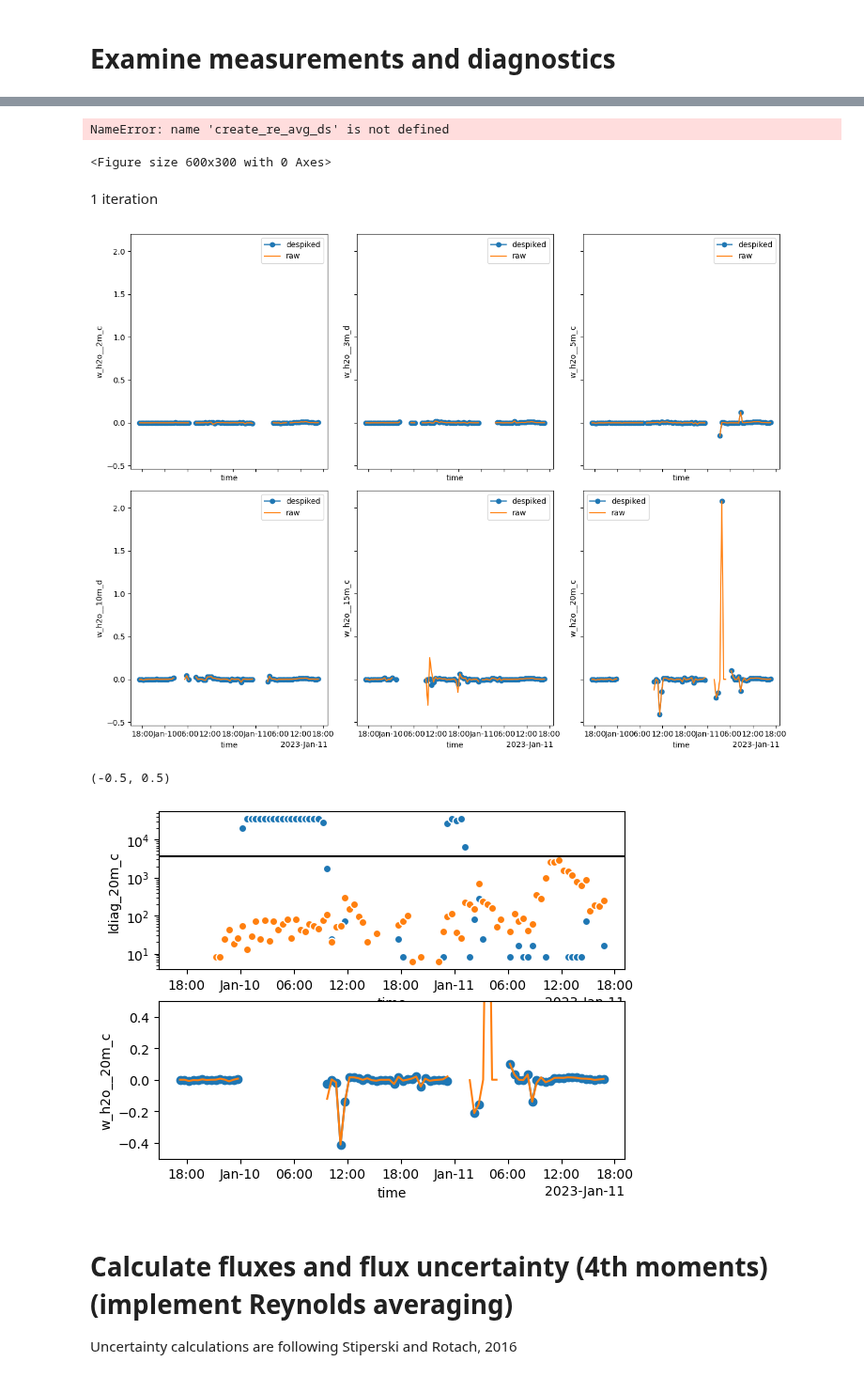
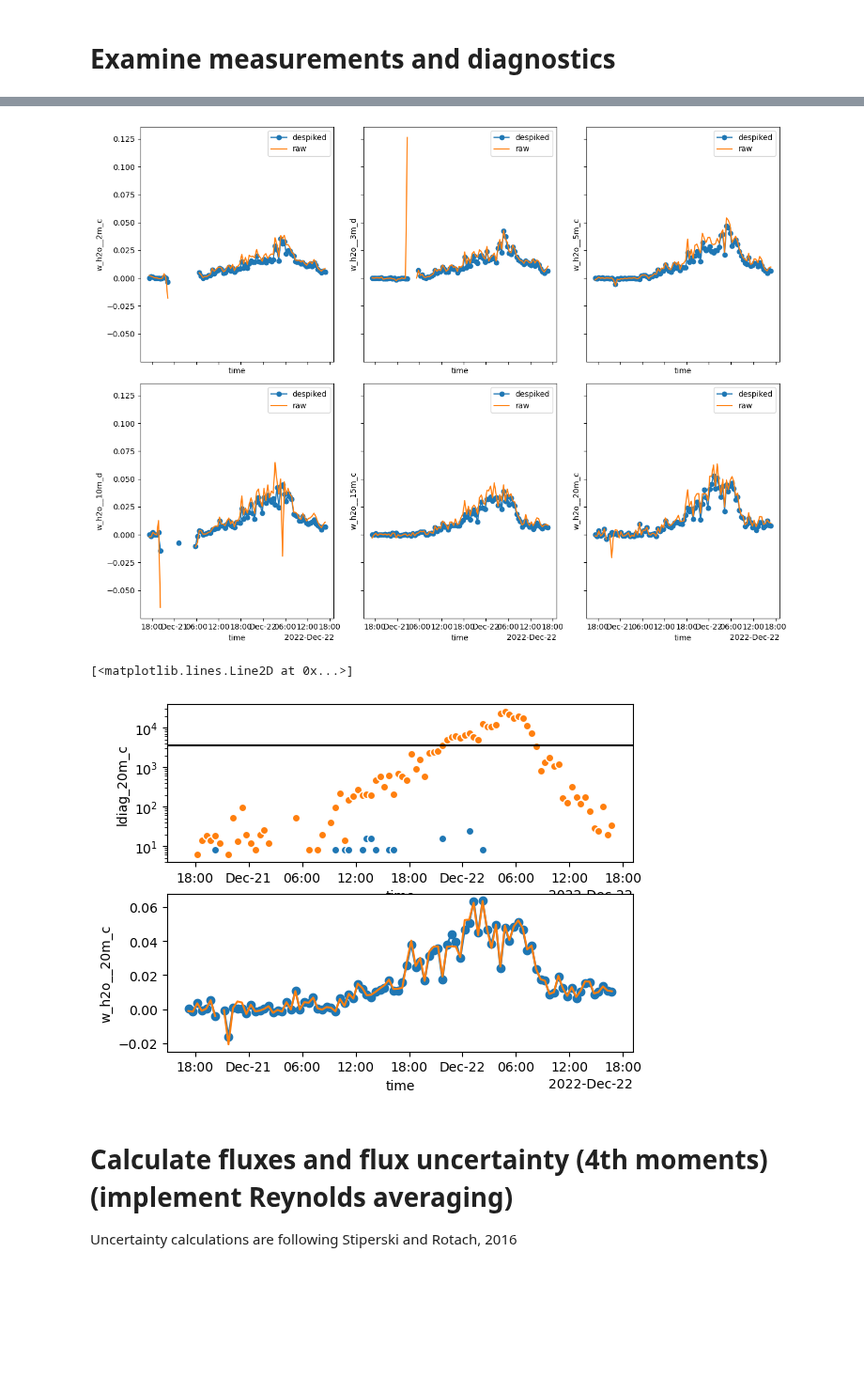
Before and after one commit to elischwat/sublimationofsnow, a Jupyter notebook: analysis/paper1/highrate_data_quality_analysis.ipynb, the cells around one changed output, grey strips where cells are left out. Shown at 94% size. Cells and saved outputs as stored; diff of their text form; code cells hidden in the pictures; blank space fills up the shorter version.

```diff
--- a/analysis/paper1/highrate_data_quality_analysis.ipynb
+++ b/analysis/paper1/highrate_data_quality_analysis.ipynb
@@ -16,9 +16,9 @@ from sublimpy import extrautils
 import glob
 # %%
 file_list = glob.glob("/Users/elischwat/Development/data/sublimationofsnow/sosqc_fast/*.nc")
-# file_list = [ f for f in file_list if '_20221221_' in f or '_20221222_' in f]
+file_list = [ f for f in file_list if '_20221221_' in f or '_20221222_' in f]
 # file_list = [ f for f in file_list if '_20230101_' in f]
-file_list = [ f for f in file_list if '_20230110_' in f or '_20230111_' in f]
+# file_list = [ f for f in file_list if '_20230110_' in f or '_20230111_' in f]
 file_list = sorted(file_list)
 # %%
 ds = xr.open_mfdataset(file_list, concat_dim="time", combine="nested")
@@ -154,47 +146,3 @@ plt.show()
-# %%
-ROLLING_TIME = 20*60
-# processing using diagostic flags and despiking using standard deviation
-new_h2o = df['h2o_10m_c'].where(df['irgadiag_10m_c'] == 0).interpolate(method='linear', limit=200)
-lowbound = new_h2o.rolling(ROLLING_TIME, min_periods=0).mean() - 3 * new_h2o.rolling(ROLLING_TIME, min_periods=0).std()
-hibound = new_h2o.rolling(ROLLING_TIME, min_periods=0).mean() + 3 * new_h2o.rolling(ROLLING_TIME, min_periods=0).std()
-src_h2o = pd.DataFrame({
-    'h2o': new_h2o,
-    'lowerbound': lowbound,
-    'upperbound': hibound,
-})
-src_h2o.loc[0, 'lowerbound'] = src_h2o.loc[1, 'lowerbound']
-src_h2o.loc[0, 'upperbound'] = src_h2o.loc[1, 'upperbound']
-src_h2o['is_spike'] = (src_h2o['h2o'] < src_h2o['lowerbound']) | (src_h2o['h2o'] > src_h2o['upperbound'])
-src_h2o['h2o_spike_filtered'] = src_h2o['h2o'].where( ~ src_h2o['is_spike'])
-src_h2o['h2o_spike_filtered_interpolated'] = src_h2o['h2o_spike_filtered'].interpolate(method='linear', limit=200)
-
-
-new_w = df['w_10m_c'].where(df['ldiag_10m_c'] == 0).interpolate(method='linear', limit=200)
-lowbound = new_w.rolling(ROLLING_TIME, min_periods=0).mean() - 3 * new_w.rolling(ROLLING_TIME, min_periods=0).std()
-hibound = new_w.rolling(ROLLING_TIME, min_periods=0).mean() + 3 * new_w.rolling(ROLLING_TIME, min_periods=0).std()
-src_w = pd.DataFrame({
-    'w': new_w,
-    'lowerbound': lowbound,
-    'upperbound': hibound,
-})
-src_w.loc[0, 'lowerbound'] = src_w.loc[1, 'lowerbound']
-src_w.loc[0, 'upperbound'] = src_w.loc[1, 'upperbound']
-src_w['is_spike'] = (src_w['w'] < src_w['lowerbound']) | (src_w['w'] > src_w['upperbound'])
-src_w['w_spike_filtered'] = src_w['w'].where( ~ src_w['is_spike'])
-src_w['w_spike_filtered_interpolated'] = src_w['w_spike_filtered'].interpolate(method='linear', limit=200)
-
-src = src_w[['w', 'w_spike_filtered', 'w_spike_filtered_interpolated']].join(
-    src_h2o[['h2o', 'h2o_spike_filtered', 'h2o_spike_filtered_interpolated']]
-)
-src.index=df.time
-
-plt.figure(figsize=(6,3))
-create_re_avg_ds(src.to_xarray(), 20*60*30, 'w', 'h2o', 'w_h2o__10m_c', 'w_h2o_w_h2o__10m_c')['w_h2o__10m_c'].plot(label='raw')
-create_re_avg_ds(src.to_xarray(), 20*60*30, 'w_spike_filtered_interpolated', 'h2o_spike_filtered_interpolated', 'w_h2o__10m_c', 'w_h2o_w_h2o__10m_c')['w_h2o__10m_c'].plot(label='despiked')
-plt.legend()
-# %% [output]
-NameError: name 'create_re_avg_ds' is not defined
-<Figure size 600x300 with 0 Axes>
 # %%
 def create_re_avg_ds(ds, re_avg_period_seconds, var1 = 'w_3m_c', var2='h2o_3m_c', covariance_name = 'w_h2o__3m_c', moment4th_name = 'w_h2o_w_h2o__3m_c'):
     coarse_ds = ds.coarsen(time=re_avg_period_seconds).mean()
@@ -212,12 +162,10 @@ def create_re_avg_ds(ds, re_avg_period_seconds, var1 = 'w_3m_c', var2='h2o_3m_c'
 # %%
 df = df.set_index('time')
-# %% [markdown]
-1 iteration
 # %%
 # processing using diagostic flags and despiking using MAD, block operations
 def block_median(timeseries, window):
     return timeseries.groupby(pd.Grouper(freq=window)).transform('median')
-def filter_spike(timeseries, q = 7, window='30min'):
+def filter_spike(timeseries, q = 3.5, window='30min'):
     mad = block_median( np.abs(timeseries - block_median(timeseries, window=window)), window=window)
     upper_bound = block_median(timeseries, window=window) + q*mad / 0.6745
     lower_bound = block_median(timeseries, window=window) - q*mad / 0.6745
@@ -283,19 +231,19 @@ for ax in axes.flatten():
     ax.legend()
 plt.tight_layout()
 # %% [output]
-[figure, old version]
+[figure, new version]
 # %%
 fig, axes = plt.subplots(2,1)
 xr.DataArray((df['irgadiag_20m_c'] > 0).astype('int')).coarsen(time = 20*60*30).sum().plot.scatter(ax=axes[0])
 xr.DataArray((df['ldiag_20m_c'] > 0).astype('int')).coarsen(time = 20*60*30).sum().plot.scatter(ax=axes[0])
 axes[0].set_yscale('log')
 axes[0].axhline(3600, color='black')
 create_re_avg_ds(df_20m_c.to_xarray(), 20*60*30, 'w_20m_c', 'h2o_20m_c', 'w_h2o__20m_c', 'w_h2o_w_h2o__20m_c')['w_h2o__20m_c'].plot(marker='o', label='despiked', ax=axes[1])
 create_re_avg_ds(df.to_xarray(), 20*60*30, 'w_20m_c', 'h2o_20m_c', 'w_h2o__20m_c', 'w_h2o_w_h2o__20m_c')['w_h2o__20m_c'].plot(label='raw', ax=axes[1])
-axes[1].set_ylim(-0.5, 0.5)
+# axes[1].set_ylim(-0.5, 0.5)
 # %% [output]
-(-0.5, 0.5)
+[<matplotlib.lines.Line2D at 0x...>]
-[figure, old version]
+[figure, new version]
 # %% [markdown]
 # Calculate fluxes and flux uncertainty (4th moments) (implement Reynolds averaging)
 
```
Also changed, not shown: parts of 7 cells of this notebook, 2 other files.
